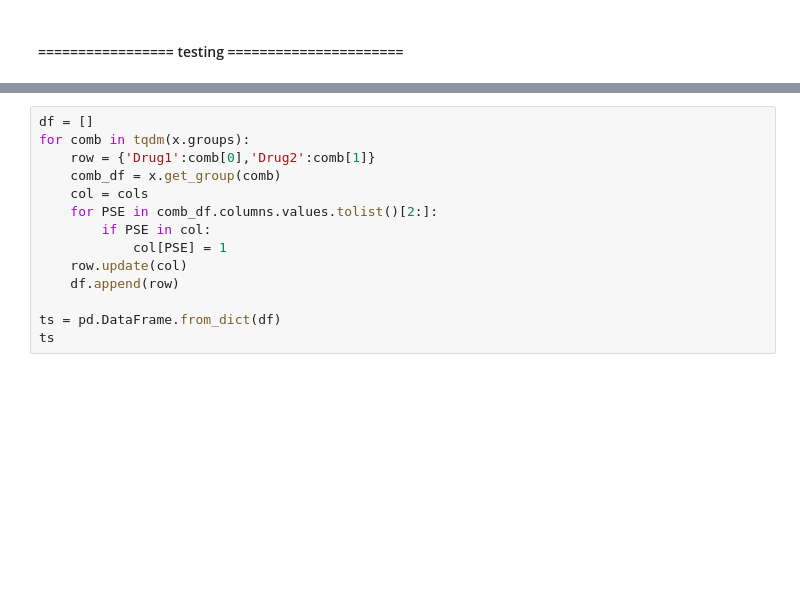
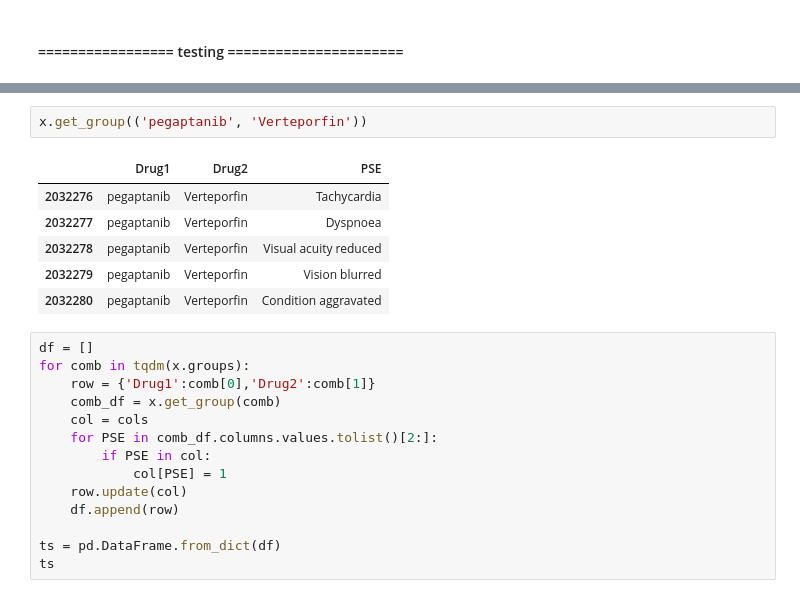
Before and after one commit to amanzadi/MS_Thesis, a Jupyter notebook: GNN_comb_data.ipynb, the cells around one changed output, grey strips where cells are left out. Cells and saved outputs as stored; diff of their text form; blank space fills up the shorter version.

```diff
--- a/GNN_comb_data.ipynb
+++ b/GNN_comb_data.ipynb
@@ -327,3 +348,12 @@ len(x)
+# %%
+x.get_group(('pegaptanib', 'Verteporfin'))
+# %% [output]
+|  | Drug1 | Drug2 | PSE |
+| 2032276 | pegaptanib | Verteporfin | Tachycardia |
+| 2032277 | pegaptanib | Verteporfin | Dyspnoea |
+| 2032278 | pegaptanib | Verteporfin | Visual acuity reduced |
+| 2032279 | pegaptanib | Verteporfin | Vision blurred |
+| 2032280 | pegaptanib | Verteporfin | Condition aggravated |
 # %%
 df = []
 for comb in tqdm(x.groups):
```
Also changed, not shown: parts of 18 cells of this notebook, 2 other files.
